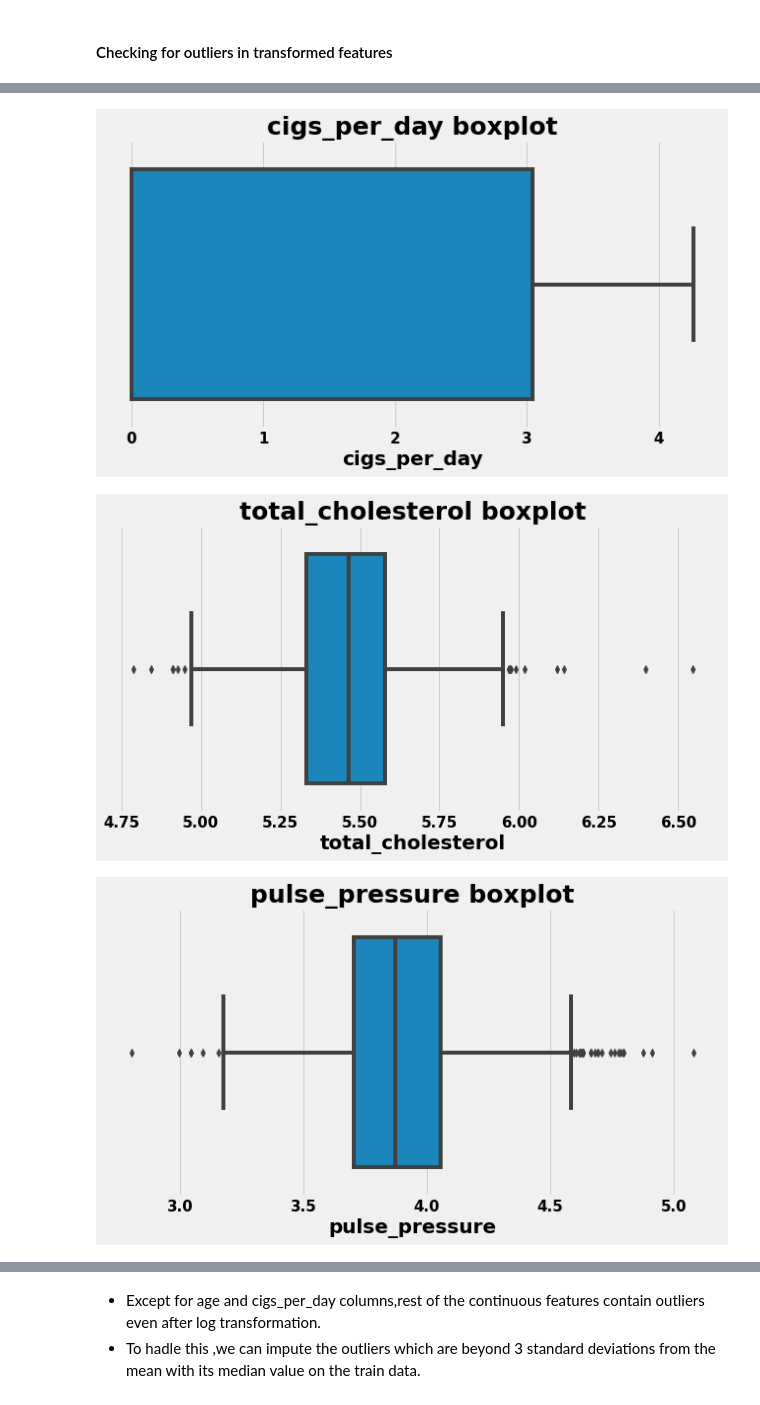
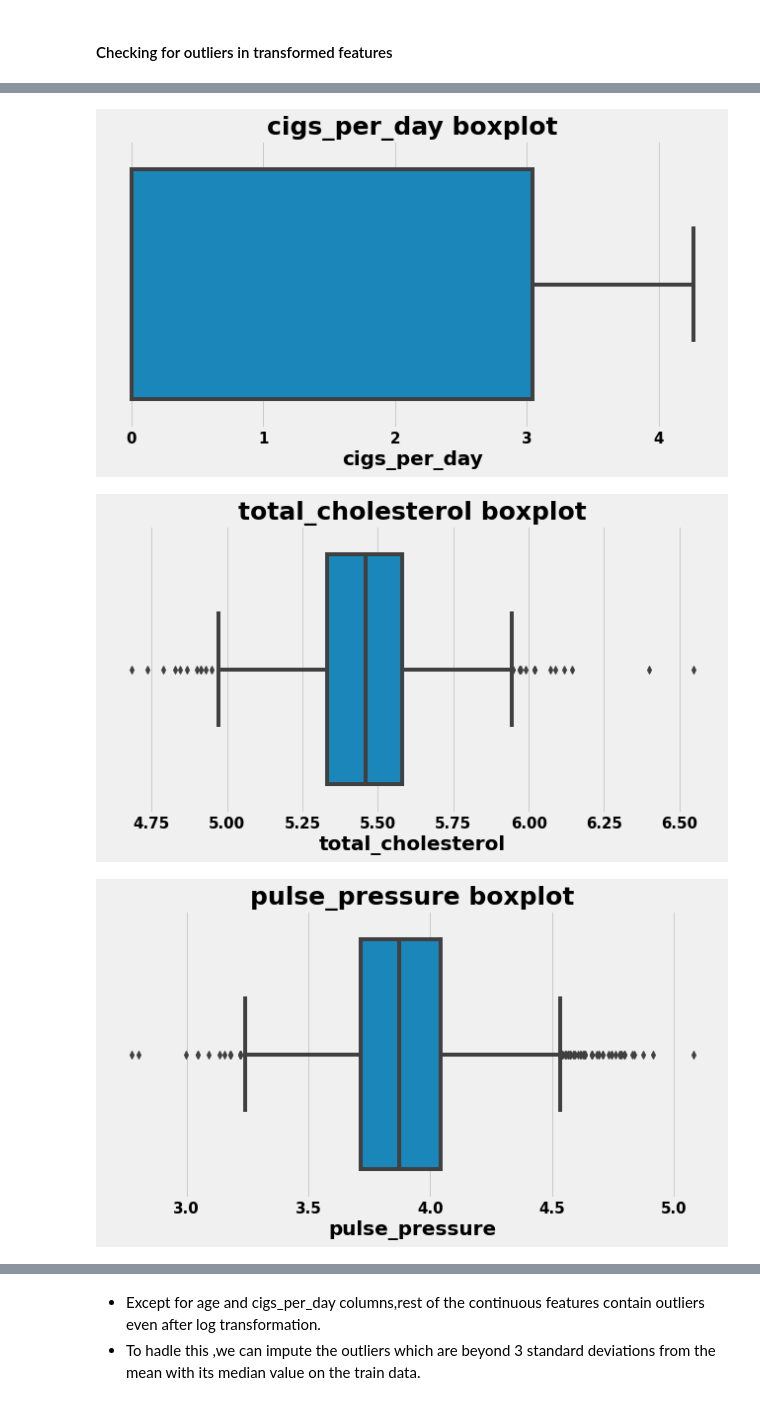
Before and after one commit to 7-sumit/Cardiovascular-Risk-Prediction, a Jupyter notebook: Cardiovascular_Risk_Prediction.ipynb, the cells around one changed output, grey strips where cells are left out. Saved outputs shown, nothing was run; the diff lists cells and outputs as text; code cells hidden in the pictures.

```diff
--- a/Cardiovascular_Risk_Prediction.ipynb
+++ b/Cardiovascular_Risk_Prediction.ipynb
@@ -1058,7 +1025,6 @@ X_test = pd.DataFrame(knn_impute.transform(X_test),columns=X_test.columns)
 # %%
 # Changing datatype of given columns in list from float to integer
 for col in ['age','sex','is_smoking','cigs_per_day','bp_meds','prevalent_stroke','prevalent_hyp','diabetes']:
-  X_train[col] = X_train[col].astype('int64')
-  X_test[col] = X_test[col].astype('int64')
+  df3[col] = df3[col].astype('int64')
 # %%
 # All missing values are imputed
@@ -1097,11 +1063,11 @@ num_col = ['age','cigs_per_day','total_cholesterol','pulse_pressure', 'bmi', 'he
 for col in num_col:
   plt.figure(figsize=(12,6))
   plt.subplot(121)
-  sns.distplot(X_train[col])
+  sns.distplot(df3[col])
   plt.title(col+'PDF')
 
   plt.subplot(122)
-  stats.probplot(X_train[col],dist='norm',plot=plt)
+  stats.probplot(df3[col],dist='norm',plot=plt)
   plt.title(col+' QQ Plot')
   plt.show()
 # %% [output]
@@ -1135,18 +1101,17 @@ trf = FunctionTransformer(func=np.log1p)
 
 # Applying log transformation on numerical features
 for col in num_col:
- X_train[col] = trf.fit_transform(X_train[col]+0.000001)
- X_test[col]  = trf.transform(X_test[col]+0.000001)
+ df3[col] = trf.fit_transform(df3[col])
 # %%
 # checking for distribution in continuous features in train data
 for col in num_col:
   plt.figure(figsize=(12,6))
   plt.subplot(121)
-  sns.distplot(X_train[col])
+  sns.distplot(df3[col])
   plt.title(col+'PDF')
 
   plt.subplot(122)
-  stats.probplot(X_train[col],dist='norm',plot=plt)
+  stats.probplot(df3[col],dist='norm',plot=plt)
   plt.title(col+' QQ Plot')
   plt.show()
 # %% [output]
@@ -1165,7 +1130,7 @@ for col in num_col:
 # checking for outliers in log transformed features
 for col in num_col:
   plt.figure(figsize=(10,5))
-  sns.boxplot(X_train[col])
+  sns.boxplot(df3[col])
   plt.title(col+' boxplot')
   plt.show()
 # %% [output]
@@ -1173,3 +1138,3 @@ for col in num_col:
 [figure]
-[figure, old version]
+[figure, new version]
-[figure, old version]
+[figure, new version]
```
Also changed, not shown: parts of 100 cells of this notebook.
